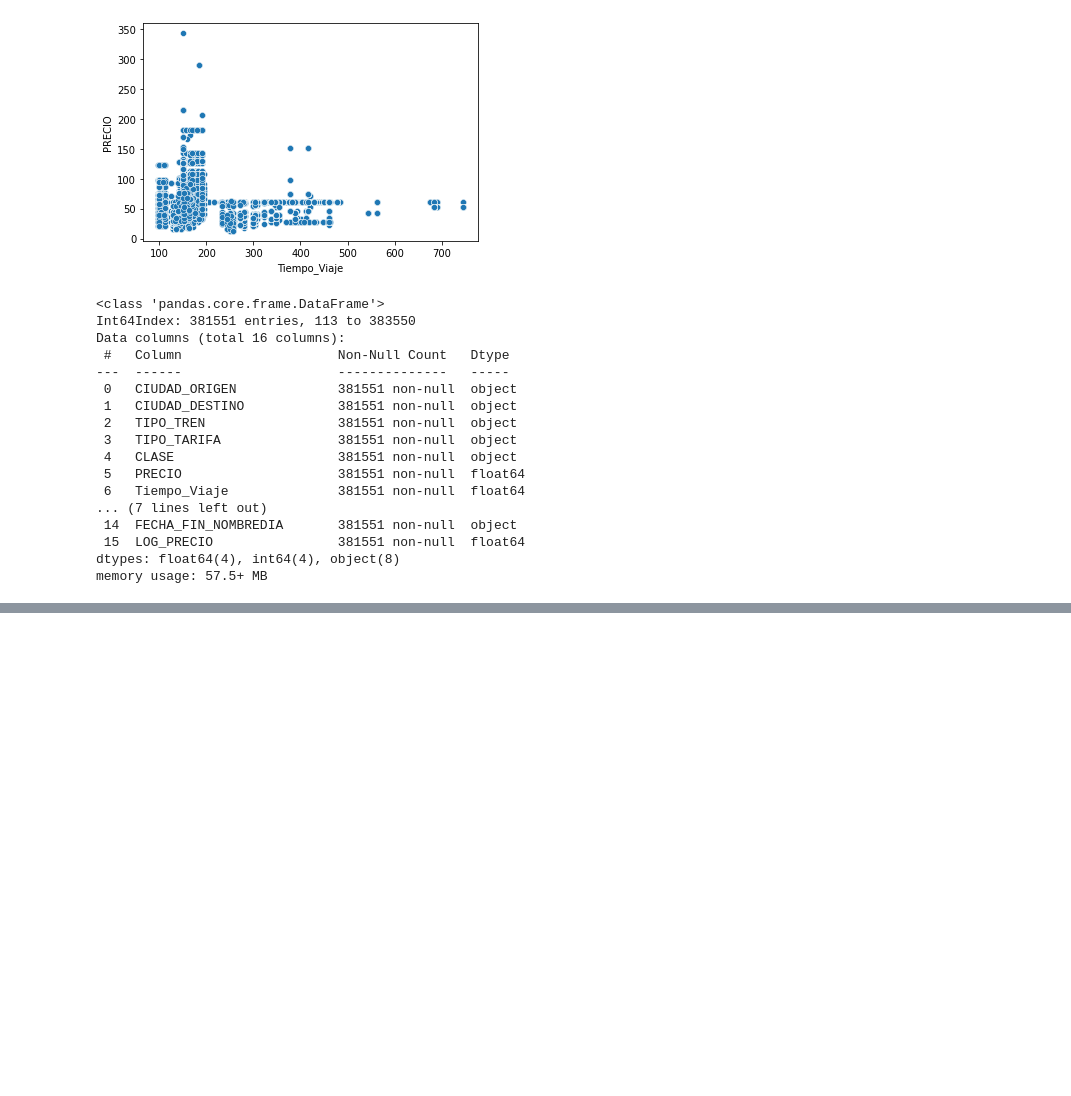
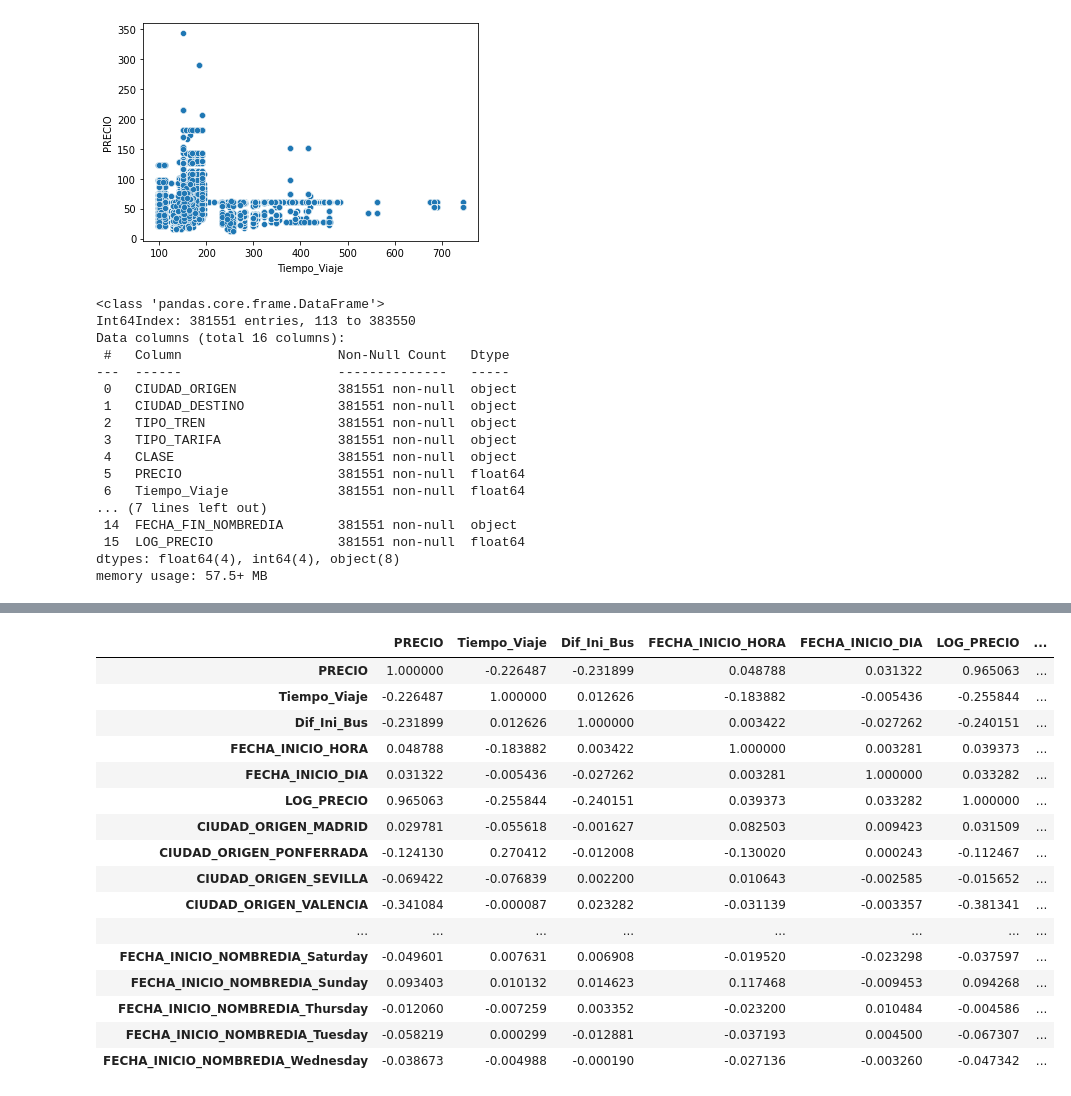
Before and after one commit to juniwarrior/crypto_trading_model, a Jupyter notebook: Project_TrenMax_en_clase_2_2.ipynb, the cells around one changed output, grey strips where cells are left out. Saved outputs shown, nothing was run; the diff lists cells and outputs as text; code cells hidden in the pictures; blank space fills up the shorter version.

```diff
--- a/Project_TrenMax_en_clase_2_2.ipynb
+++ b/Project_TrenMax_en_clase_2_2.ipynb
@@ -130,2 +152,19 @@ df_1 = df.copy()
 # %%
 #PREGUNTA 6
+# %%
+target = [("PRECIO","LOG_PRECIO")]
+# %%
+def obtenerlistavariables(dataset):
+  lista_num = []
+  lista_booleans = []
+  lista_cat = []
+  for i in dataset:
+    if (dataset[i].dtype.kind == "i" or dataset[i].dtype.kind == "f") and (i not in target) and (len(dataset[i].unique()) != 2):
+      lista_num.append(i)
+    elif (dataset[i].dtype.kind == "i" or dataset[i].dtype.kind == "f") and (i not in target) and (len(dataset[i].unique()) == 2):
+      lista_booleans.append(i)
+    elif (dataset[i].dtype.kind == "O") and i not in (target):
+      lista_cat.append(i)
+  return lista_num, lista_booleans, lista_cat
+# %%
+l_num, l_bool, l_cat = obtenerlistavariables(df_1)
@@ -131,0 +221,5 @@ df_1 = df.copy()
+# %%
+df_2=pd.get_dummies(data=df_1, prefix=None,
+                               prefix_sep="_",
+                               columns=l_cat,
+                               drop_first="True")
@@ -133,0 +284,21 @@ df_1 = df.copy()
+# %%
+corr = df_2.corr()
+corr.style.background_gradient(cmap='coolwarm')
+# %% [output]
+|  | PRECIO | Tiempo_Viaje | Dif_Ini_Bus | FECHA_INICIO_HORA | FECHA_INICIO_DIA | LOG_PRECIO | ... |
+| PRECIO | 1.000000 | -0.226487 | -0.231899 | 0.048788 | 0.031322 | 0.965063 | ... |
+| Tiempo_Viaje | -0.226487 | 1.000000 | 0.012626 | -0.183882 | -0.005436 | -0.255844 | ... |
+| Dif_Ini_Bus | -0.231899 | 0.012626 | 1.000000 | 0.003422 | -0.027262 | -0.240151 | ... |
+| FECHA_INICIO_HORA | 0.048788 | -0.183882 | 0.003422 | 1.000000 | 0.003281 | 0.039373 | ... |
+| FECHA_INICIO_DIA | 0.031322 | -0.005436 | -0.027262 | 0.003281 | 1.000000 | 0.033282 | ... |
+| LOG_PRECIO | 0.965063 | -0.255844 | -0.240151 | 0.039373 | 0.033282 | 1.000000 | ... |
+| CIUDAD_ORIGEN_MADRID | 0.029781 | -0.055618 | -0.001627 | 0.082503 | 0.009423 | 0.031509 | ... |
+| CIUDAD_ORIGEN_PONFERRADA | -0.124130 | 0.270412 | -0.012008 | -0.130020 | 0.000243 | -0.112467 | ... |
+| CIUDAD_ORIGEN_SEVILLA | -0.069422 | -0.076839 | 0.002200 | 0.010643 | -0.002585 | -0.015652 | ... |
+| CIUDAD_ORIGEN_VALENCIA | -0.341084 | -0.000087 | 0.023282 | -0.031139 | -0.003357 | -0.381341 | ... |
+| ... | ... | ... | ... | ... | ... | ... | ... |
+| FECHA_INICIO_NOMBREDIA_Saturday | -0.049601 | 0.007631 | 0.006908 | -0.019520 | -0.023298 | -0.037597 | ... |
+| FECHA_INICIO_NOMBREDIA_Sunday | 0.093403 | 0.010132 | 0.014623 | 0.117468 | -0.009453 | 0.094268 | ... |
+| FECHA_INICIO_NOMBREDIA_Thursday | -0.012060 | -0.007259 | 0.003352 | -0.023200 | 0.010484 | -0.004586 | ... |
+| FECHA_INICIO_NOMBREDIA_Tuesday | -0.058219 | 0.000299 | -0.012881 | -0.037193 | 0.004500 | -0.067307 | ... |
+| FECHA_INICIO_NOMBREDIA_Wednesday | -0.038673 | -0.004988 | -0.000190 | -0.027136 | -0.003260 | -0.047342 | ... |
```
Also changed, not shown: parts of 12 cells of this notebook.
